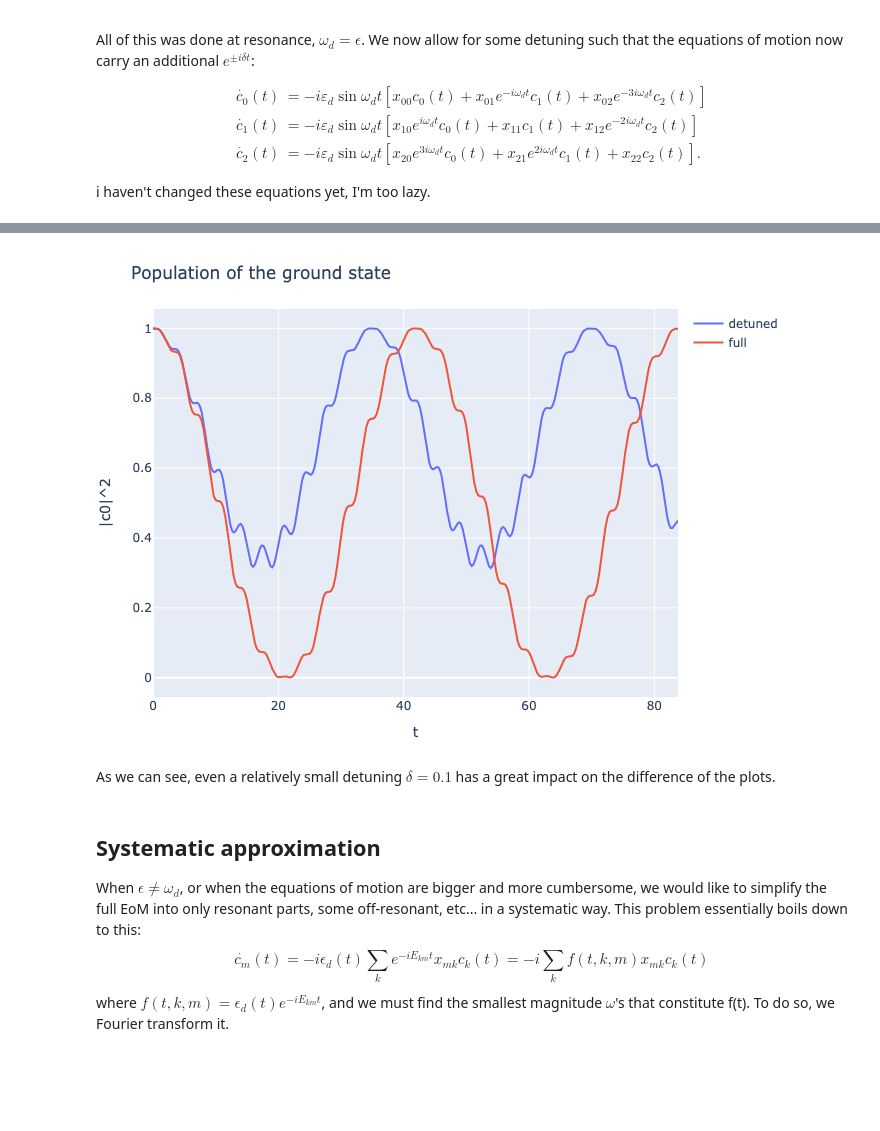
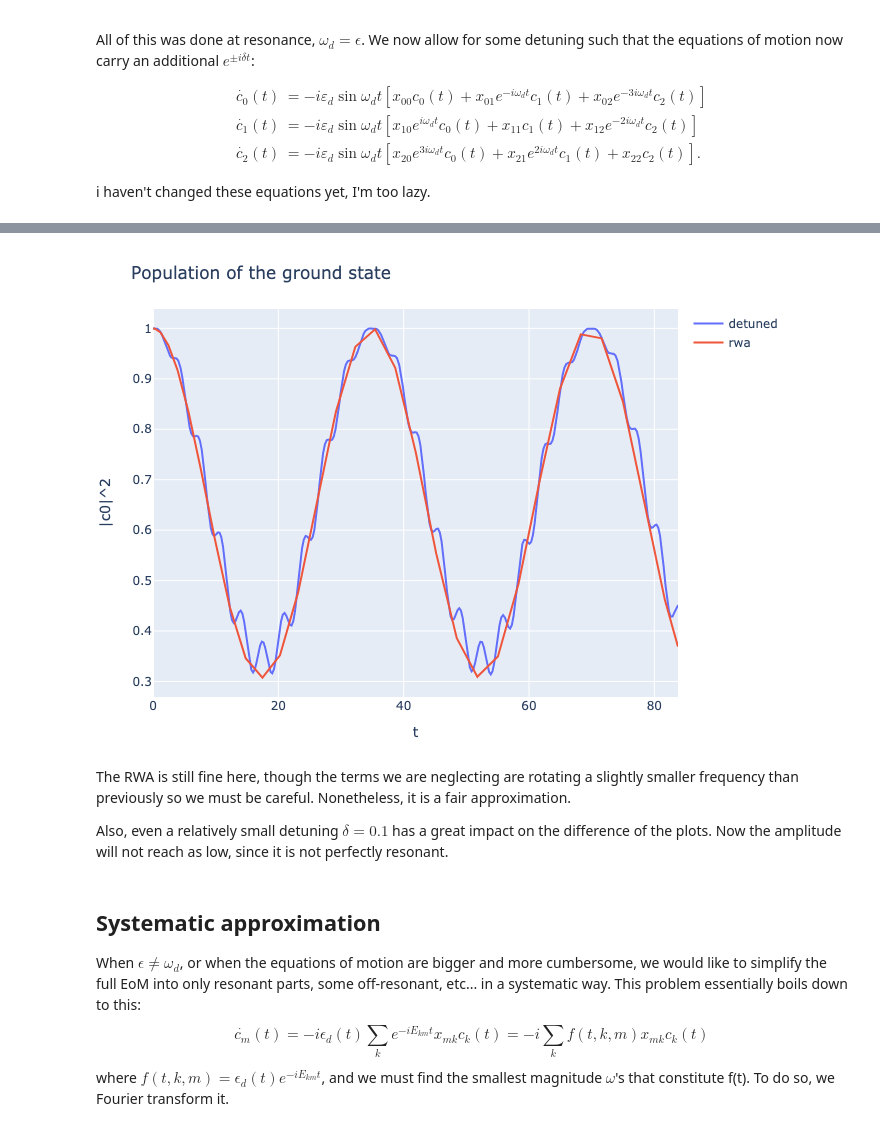
Before and after one commit to leogoutte/simple_phd_codes, a Jupyter notebook: floquet_coefficients.ipynb, the cells around one changed output, grey strips where cells are left out. Cells and saved outputs as stored; diff of their text form; code cells hidden in the pictures; blank space fills up the shorter version.

```diff
--- a/floquet_coefficients.ipynb
+++ b/floquet_coefficients.ipynb
@@ -284,12 +281,15 @@ All of this was done at resonance, $\omega_d = \epsilon$. We now allow for some
 
 i haven't changed these equations yet, I'm too lazy.
 # %%
-const δ = ϵ - ωd
-const Δ = ϵ + ωd
-
 function f_full_detuned(du, u, p, t)
     du[1] = -εd/2 * (exp(-1im*δ*t) - exp(-1im*Δ*t)) * u[2]
     du[2] = -εd/2 * ((exp(1im*Δ*t) - exp(1im*δ*t)) * u[1] + (exp(-1im * (2ϵ - ωd) * t) - exp(-1im * (2ϵ + ωd) * t)) * u[3])
     du[3] = -εd/2 * ((exp(-1im * (-2ϵ - ωd) * t) - exp(-1im * (-2ϵ + ωd) * t)) * u[2])
 end;
+
+function f_rwa_detuned(du, u, p, t)
+    du[1] = -εd/2 * (exp(-1im*δ*t)) * u[2]
+    du[2] = εd/2 * exp(1im*δ*t) * u[1]
+    du[3] = 0
+end;
 # %% [output]
@@ -300,21 +300,26 @@ u0_detuned = ComplexF64[1., 0, 0]
 tspan = (0., 4 * π/εd)
 
 prob_detuned = ODEProblem(f_full_detuned, u0_detuned, tspan, abstol=1e-7, reltol=1e-5)
+prob_detuned_rwa = ODEProblem(f_rwa_detuned, u0_detuned, tspan, abstol=1e-7, reltol=1e-5)
 
 sol = solve(prob_detuned, Tsit5());
+sol_rwa = solve(prob_detuned_rwa, Tsit5());
 
-ψ = sol.u
 c0 = getindex.(sol.u, 1);
+c0_rwa = getindex.(sol_rwa.u, 1);
 # %%
 plot_detuned = scatter(x = sol.t, y = abs2.(c0), mode = "lines", name = "detuned")
+plot_rwa = scatter(x = sol_rwa.t, y = abs2.(c0_rwa), mode = "lines", name = "rwa")
 
 layout = Layout(yaxis_title="|c0|^2", xaxis_title="t", title="Population of the ground state")
 
-plot([plot_detuned, plot_full], layout)
+plot([plot_detuned, plot_rwa], layout)
 # %% [output]
-[figure, old version]
+[figure, new version]
-# %% [markdown]
-As we can see, even a relatively small detuning $\delta = 0.1$ has a great impact on the difference of the plots.
+# %% [markdown]
+The RWA is still fine here, though the terms we are neglecting are rotating a slightly smaller frequency than previously so we must be careful. Nonetheless, it is a fair approximation.
+
+Also, even a relatively small detuning $\delta = 0.1$ has a great impact on the difference of the plots. Now the amplitude will not reach as low, since it is not perfectly resonant.
 # %% [markdown]
 ## Systematic approximation
 
```
Also changed, not shown: parts of 6 cells of this notebook, 17 other files.
